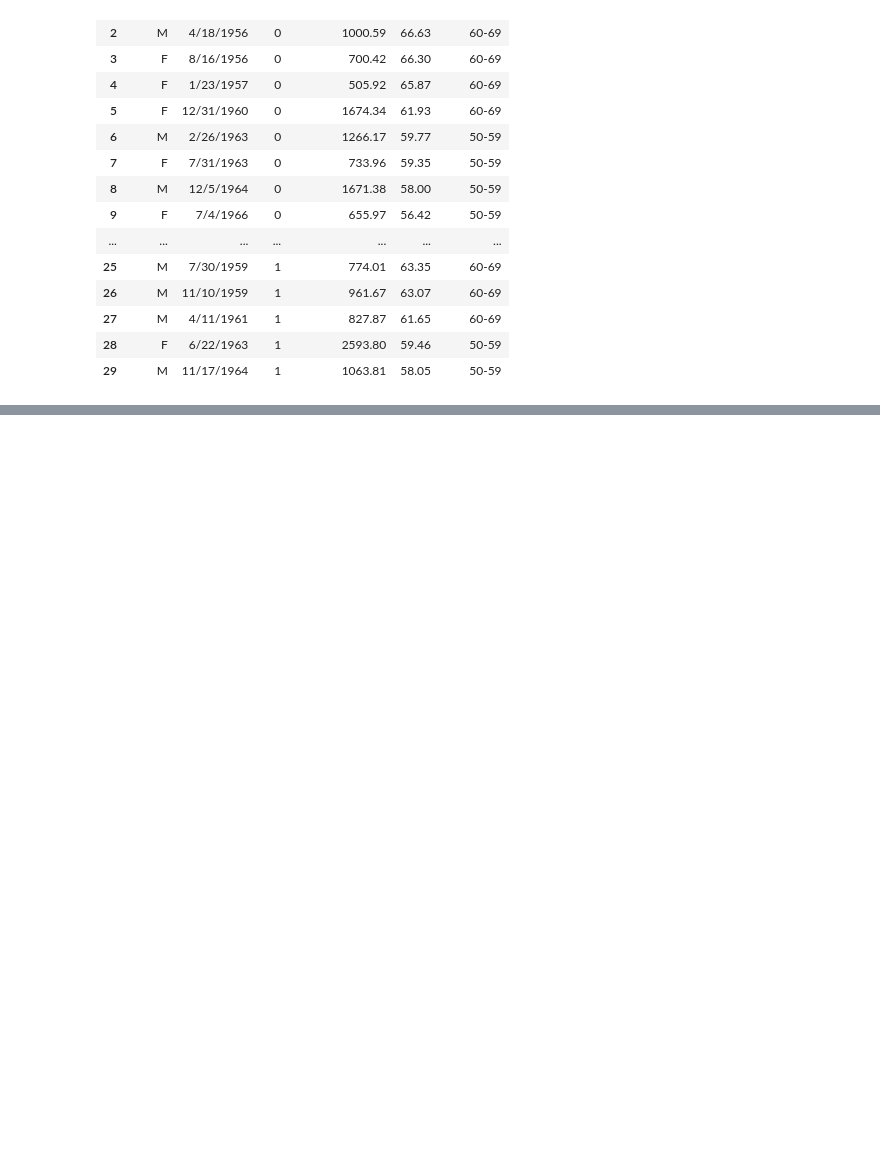
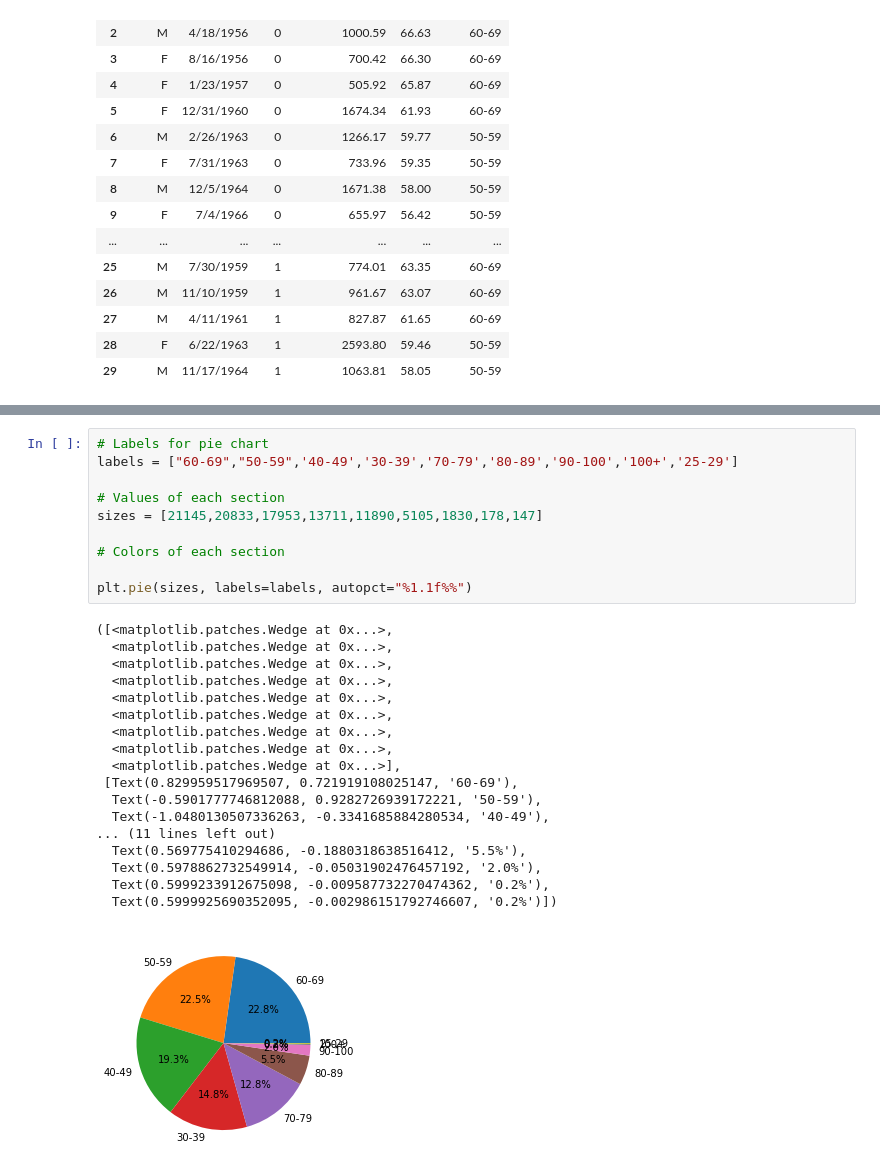
Before and after one commit to jthubert10/Auto_Insurance_Analysis, a Jupyter notebook: pyInsuranceAge.ipynb, the cells around one changed output, grey strips where cells are left out. Saved outputs shown, nothing was run; the diff lists cells and outputs as text; blank space fills up the shorter version.

```diff
--- a/pyInsuranceAge.ipynb
+++ b/pyInsuranceAge.ipynb
@@ -44,3 +60,32 @@ ins_df.head(30)
+# %%
+# Labels for pie chart
+labels = ["60-69","50-59",'40-49','30-39','70-79','80-89','90-100','100+','25-29']
+
+# Values of each section
+sizes = [21145,20833,17953,13711,11890,5105,1830,178,147]
+
+# Colors of each section
+
+plt.pie(sizes, labels=labels, autopct="%1.1f%%")
+# %% [output]
+([<matplotlib.patches.Wedge at 0x...>,
+  <matplotlib.patches.Wedge at 0x...>,
+  <matplotlib.patches.Wedge at 0x...>,
+  <matplotlib.patches.Wedge at 0x...>,
+  <matplotlib.patches.Wedge at 0x...>,
+  <matplotlib.patches.Wedge at 0x...>,
+  <matplotlib.patches.Wedge at 0x...>,
+  <matplotlib.patches.Wedge at 0x...>,
+  <matplotlib.patches.Wedge at 0x...>],
+ [Text(0.829959517969507, 0.721919108025147, '60-69'),
+  Text(-0.5901777746812088, 0.9282726939172221, '50-59'),
+  Text(-1.0480130507336263, -0.3341685884280534, '40-49'),
+... (11 lines left out)
+  Text(0.569775410294686, -0.1880318638516412, '5.5%'),
+  Text(0.5978862732549914, -0.05031902476457192, '2.0%'),
+  Text(0.5999233912675098, -0.009587732270474362, '0.2%'),
+  Text(0.5999925690352095, -0.002986151792746607, '0.2%')])
+[figure, added]
 # %%
 # Group by age range and find mean of current_premium
 age_group_df = ins_df.groupby(["Age Range"]).mean()
```
Also changed, not shown: parts of 4 cells of this notebook.
